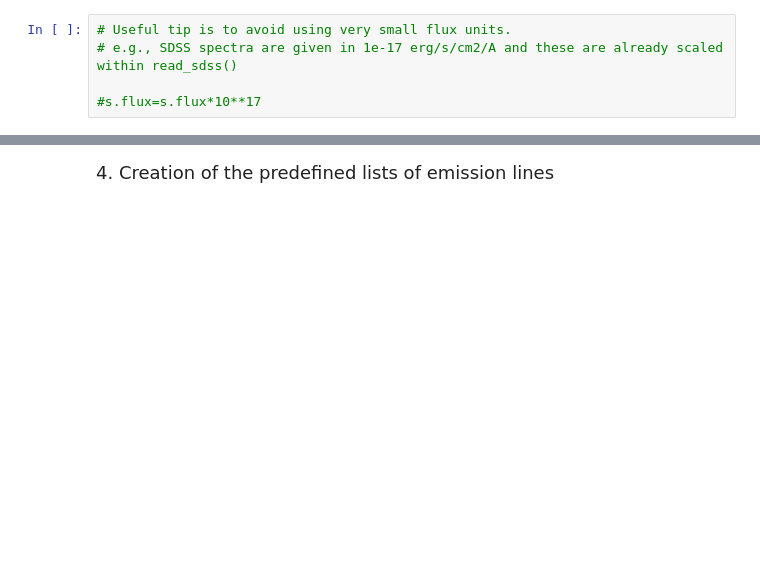
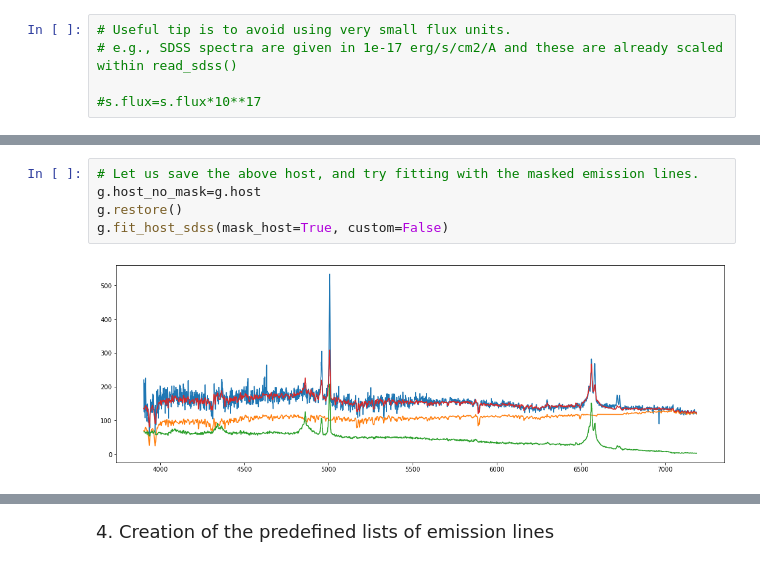
Before and after one commit to yukawa1/fantasy, a Jupyter notebook: docs/Tutorial.ipynb, the cells around one changed output, grey strips where cells are left out. Saved outputs shown, nothing was run; the diff lists cells and outputs as text; blank space fills up the shorter version.

```diff
--- a/docs/Tutorial.ipynb
+++ b/docs/Tutorial.ipynb
@@ -111,0 +131,7 @@ plt.legend(loc='upper right',  prop={'size': 20}, frameon=False, ncol=2)
+# %%
+# Let us save the above host, and try fitting with the masked emission lines.
+g.host_no_mask=g.host
+g.restore()
+g.fit_host_sdss(mask_host=True, custom=False)
+# %% [output]
+[figure, added]
```
Also changed, not shown: parts of 36 cells of this notebook, 4 other files.
